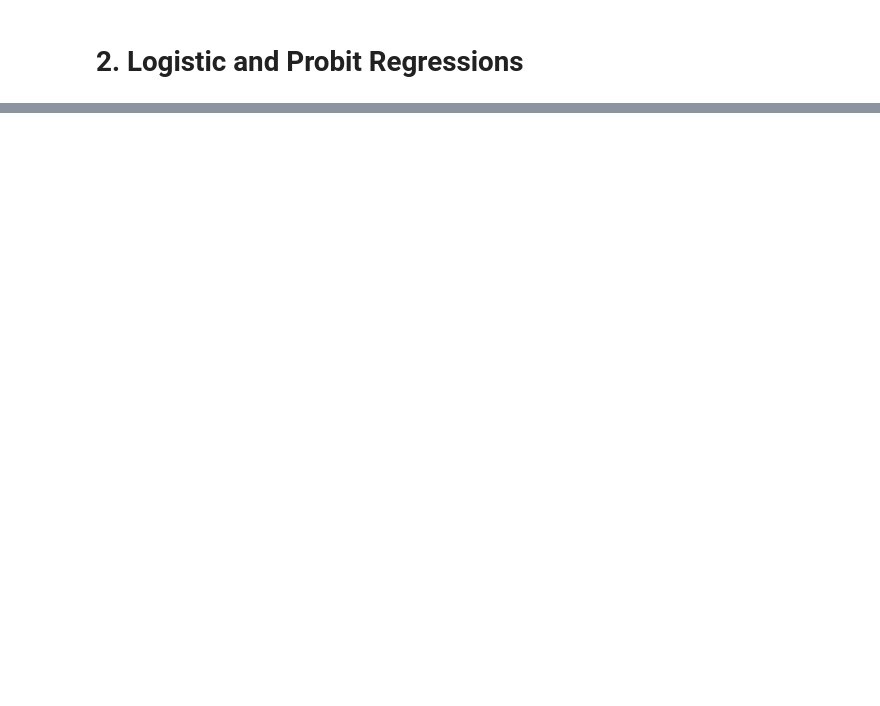
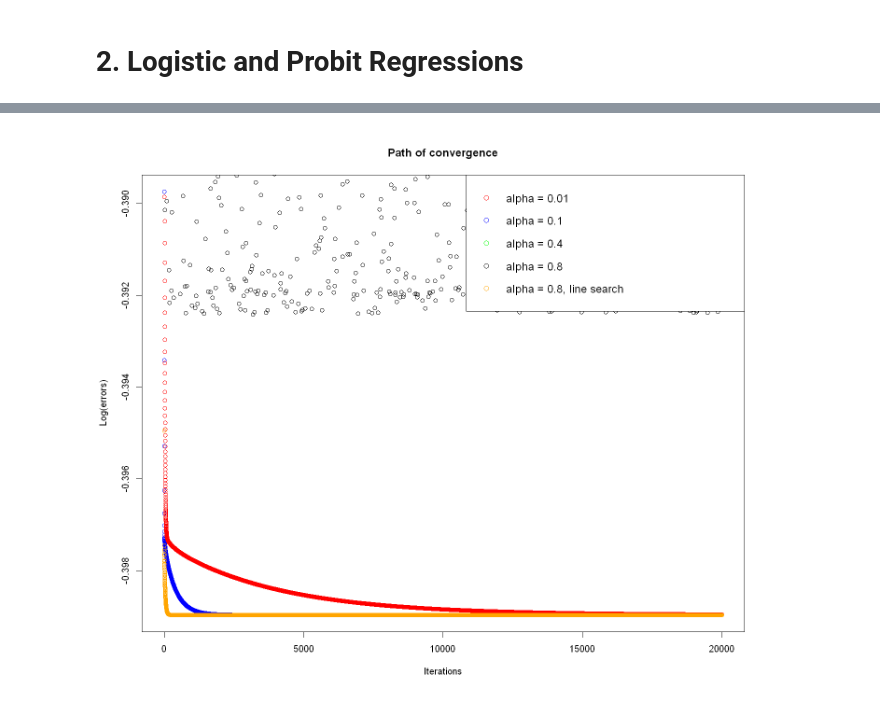
Before and after one commit to uclayanbo/OptimizationProjects, a Jupyter notebook: Project 1.ipynb, the cells around one changed output, grey strips where cells are left out. Cells and saved outputs as stored; diff of their text form; code cells hidden in the pictures; blank space fills up the shorter version.

```diff
--- a/Project 1.ipynb
+++ b/Project 1.ipynb
@@ -143,9 +145,9 @@ For probit, $F(x_i'\beta) = \Phi(x_i'\beta)$, and $f(x_i'\beta) = \phi(x_i'\beta
 # %%
 #Define the cost and gradient functions for logit.
 logit_cost <- function(X, y, beta) {
-    return(mean((y - X %*% beta)^2) / 2)
+    return(-mean(y*log(exp(X%*%beta)/(1+exp(X%*%beta))) + (1-y)*log(1-exp(X%*%beta)/(1+exp(X%*%beta)))))
 }
 
 logit_gradient <- function(X, y, beta) {
-    return(t(X) %*% (y - X %*% beta) / length(y))
+    return(-t(X) %*% (y - exp(X%*%beta)/(1 + exp(X%*%beta))) / length(y))
 }
@@ -201,0 +156,9 @@ summary(myprobit)
+# %%
+set.seed(888)
+n <- 10000
+y <- runif(n) > 0.4
+X <- cbind(Intercept = rep(1, n), x1 = rnorm(n, 0, 2), x2 = runif(n, -2, 1), x3 = rnorm(n, 4, 1), x4 = rnorm(n, -3, 5))
+data <- data.frame(y, X)
+
+builtin <- glm(y ~ x1 + x2 + x3 + x4, data = data, family = binomial(link = "logit"))
+coef(builtin) %>% as.matrix()
@@ -201,0 +172,11 @@ summary(myprobit)
+# %%
+betalist001 <- gradient_descent(X, y, error_func = logit_cost, grad_func = logit_gradient)
+betalist01 <- gradient_descent(X, y, alpha = 0.1, error_func = logit_cost, grad_func = logit_gradient)
+betalist04 <- gradient_descent(X, y, alpha = 0.4, error_func = logit_cost, grad_func = logit_gradient)
+betalist08 <- gradient_descent(X, y, alpha = 0.8, error_func = logit_cost, grad_func = logit_gradient)
+betalist_ls <- gradient_descent(X, y, alpha = 0.8, linesearch = TRUE, linesearch_c = 0.3,
+                                error_func = logit_cost, grad_func = logit_gradient)
+
+display <- cbind(betalist001[[1]], betalist01[[1]], betalist04[[1]], betalist08[[1]], betalist_ls[[1]])
+colnames(display) <- c("alpha = 0.01", "alpha = 0.1", "alpha = 0.4", "alpha = 0.8", "alpha = 0.8, line search")
+display
@@ -201,0 +191,11 @@ summary(myprobit)
+# %%
+#Visualize the path of convergence.
+plot(log(betalist01[[2]]), col = 'blue', main = 'Path of convergence', ylab = 'Log(errors)', xlab = 'Iterations')
+points(log(betalist001[[2]]), col = 'red')
+points(log(betalist04[[2]]), col = 'green')
+points(log(betalist08[[2]]), col = 'black')
+points(log(betalist_ls[[2]]), col = 'orange')
+legend("topright", legend = c("alpha = 0.01", "alpha = 0.1", "alpha = 0.4", "alpha = 0.8", "alpha = 0.8, line search"),
+       col = c("red", "blue", "green", "black", "orange"), bty = "o", pch = 1, cex = 1.2)
+# %% [output]
+[figure, added]
```
Also changed, not shown: parts of 30 cells of this notebook.
